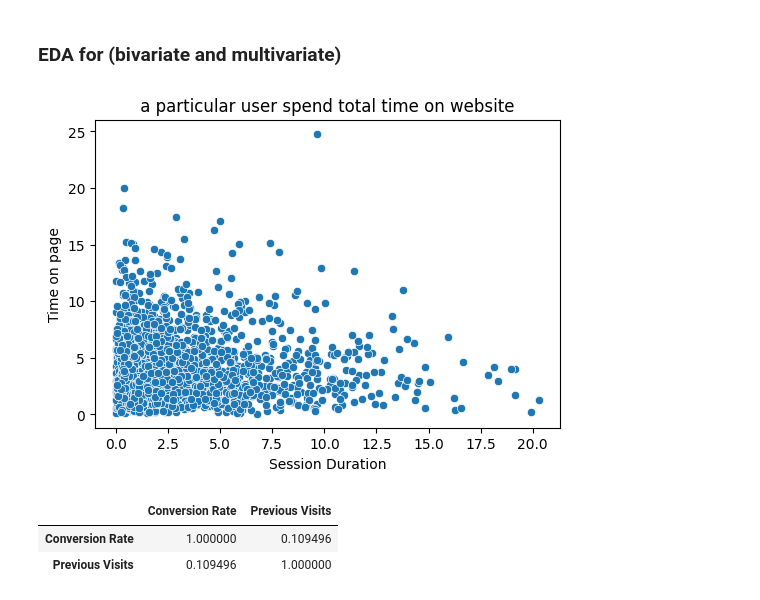
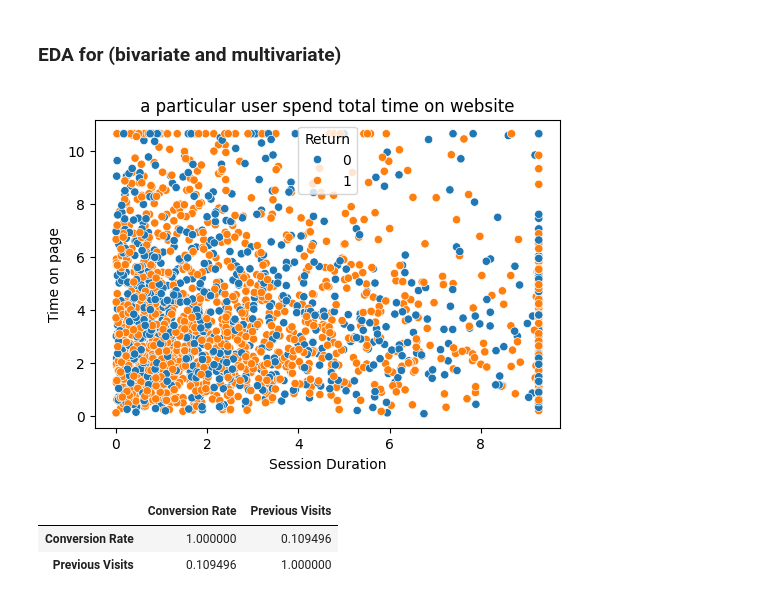
Before and after one commit to Himanshutiwari321/User-Return-Prediction---Startup---ML, a Jupyter notebook: notebooks/03_project_URP.ipynb, the cells around one changed output. Drawn from its saved outputs; the diff is of its cells as text; code cells hidden in the pictures.

```diff
--- a/notebooks/03_project_URP.ipynb
+++ b/notebooks/03_project_URP.ipynb
@@ -11,7 +11,7 @@ from sklearn.model_selection import train_test_split
 from sklearn.metrics import accuracy_score
 from sklearn.preprocessing import StandardScaler
 # %%
-df = pd.read_csv("rawdata.csv")
+df = pd.read_csv("../data/gold/feature_data.csv")
 # %%
 #how big is the data?
 df.shape
@@ -341,15 +339,15 @@ plt.tight_layout()
 # %%
 # users spend total time on website ----numarical colums (session Duration , Time on Page )
 
 plt.figure(figsize=(6,4))
-sns.scatterplot(x=df['Session Duration'],y=df['Time on Page'])
+sns.scatterplot(x=df['Session Duration'],y=df['Time on Page'], hue=df['Return'])
 
 plt.xlabel('Session Duration')
 plt.ylabel('Time on page')
 plt.title(' a particular user spend total time on website ')
 plt.show()
 # %% [output]
-[figure, old version]
+[figure, new version]
 # %%
 df[["Conversion Rate", "Previous Visits"]].corr()
 # %% [output]
```
Also changed, not shown: parts of 12 cells of this notebook, 3 other files.
